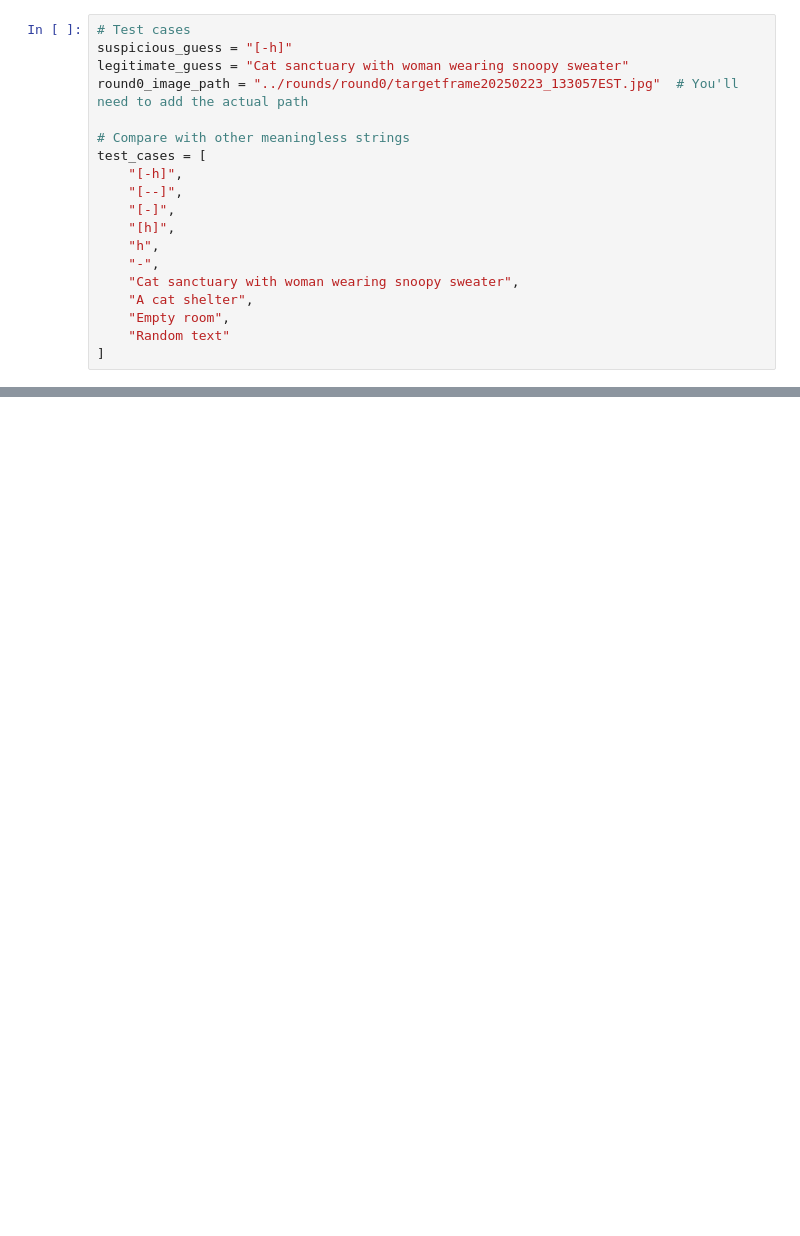
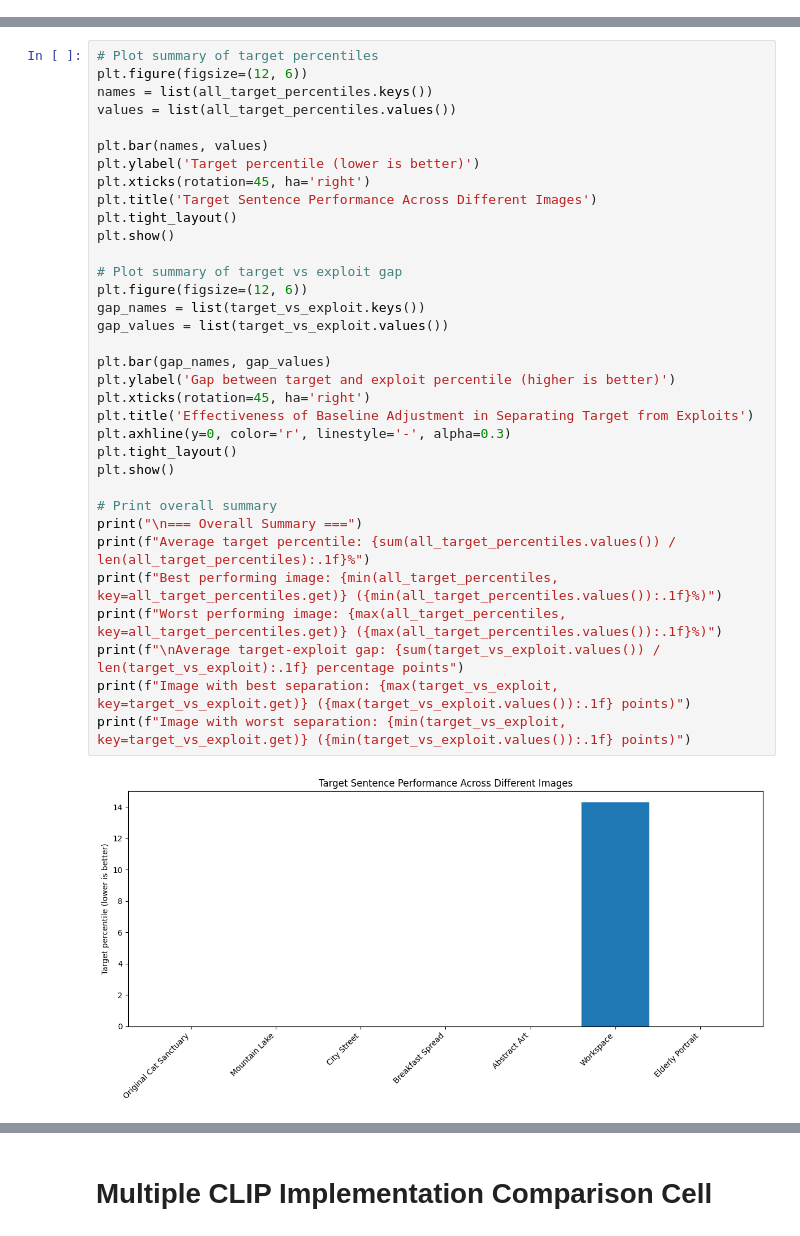
Before and after one commit to grasslandnetwork/cliptions, a Jupyter notebook: notebooks/validate_clip_rankings.ipynb, the cells around one changed output, grey strips where cells are left out. Cells and saved outputs as stored; diff of their text form; blank space fills up the shorter version.

```diff
--- a/notebooks/validate_clip_rankings.ipynb
+++ b/notebooks/validate_clip_rankings.ipynb
@@ -25,19 +11,0 @@ def calculate_similarity(model, text1, text2, image_path, device):
-# %%
-# Test cases
-suspicious_guess = "[-h]"
-legitimate_guess = "Cat sanctuary with woman wearing snoopy sweater"
-round0_image_path = "../rounds/round0/targetframe20250223_133057EST.jpg"  # You'll need to add the actual path
-
-# Compare with other meaningless strings
-test_cases = [
-    "[-h]",
-    "[--]",
-    "[-]",
-    "[h]",
-    "h",
-    "-",
-    "Cat sanctuary with woman wearing snoopy sweater",
-    "A cat shelter",
-    "Empty room",
-    "Random text"
-]
@@ -204,0 +274,36 @@ Random text                                        |     17.467 |         -0.214
+# %%
+# Plot summary of target percentiles
+plt.figure(figsize=(12, 6))
+names = list(all_target_percentiles.keys())
+values = list(all_target_percentiles.values())
+
+plt.bar(names, values)
+plt.ylabel('Target percentile (lower is better)')
+plt.xticks(rotation=45, ha='right')
+plt.title('Target Sentence Performance Across Different Images')
+plt.tight_layout()
+plt.show()
+
+# Plot summary of target vs exploit gap
+plt.figure(figsize=(12, 6))
+gap_names = list(target_vs_exploit.keys())
+gap_values = list(target_vs_exploit.values())
+
+plt.bar(gap_names, gap_values)
+plt.ylabel('Gap between target and exploit percentile (higher is better)')
+plt.xticks(rotation=45, ha='right')
+plt.title('Effectiveness of Baseline Adjustment in Separating Target from Exploits')
+plt.axhline(y=0, color='r', linestyle='-', alpha=0.3)
+plt.tight_layout()
+plt.show()
+
+# Print overall summary
+print("\n=== Overall Summary ===")
+print(f"Average target percentile: {sum(all_target_percentiles.values()) / len(all_target_percentiles):.1f}%")
+print(f"Best performing image: {min(all_target_percentiles, key=all_target_percentiles.get)} ({min(all_target_percentiles.values()):.1f}%)")
+print(f"Worst performing image: {max(all_target_percentiles, key=all_target_percentiles.get)} ({max(all_target_percentiles.values()):.1f}%)")
+print(f"\nAverage target-exploit gap: {sum(target_vs_exploit.values()) / len(target_vs_exploit):.1f} percentage points")
+print(f"Image with best separation: {max(target_vs_exploit, key=target_vs_exploit.get)} ({max(target_vs_exploit.values()):.1f} points)")
+print(f"Image with worst separation: {min(target_vs_exploit, key=target_vs_exploit.get)} ({min(target_vs_exploit.values()):.1f} points)")
+# %% [output]
+[figure, added]
@@ -204,0 +319,2 @@ Random text                                        |     17.467 |         -0.214
+# %% [markdown]
+# Multiple CLIP Implementation Comparison Cell
```
Also changed, not shown: parts of 22 cells of this notebook, 6 other files.
